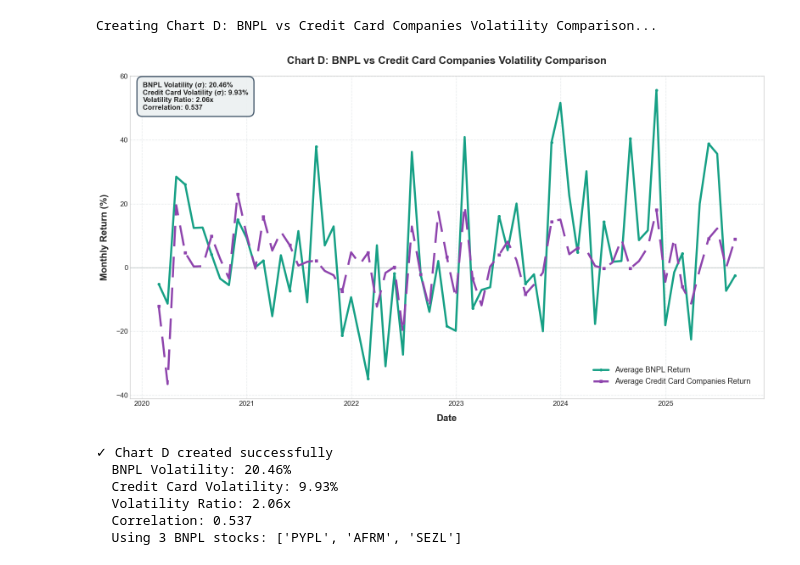
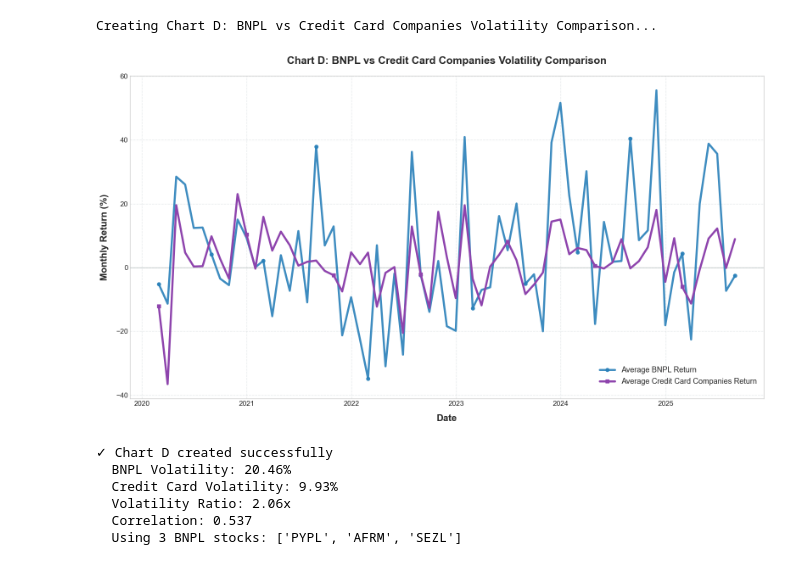
Before and after one commit to llorracc/as.180.369, a Jupyter notebook: contrib/AMonninger/Paper_Restructured/07_appendix.ipynb, the cells around one changed output. Saved outputs shown, nothing was run; the diff lists cells and outputs as text; code cells hidden in the pictures.

```diff
--- a/contrib/AMonninger/Paper_Restructured/07_appendix.ipynb
+++ b/contrib/AMonninger/Paper_Restructured/07_appendix.ipynb
@@ -473,11 +384,11 @@ try:
             bbox=dict(boxstyle='round,pad=0.8', facecolor='#ecf0f1',
                      edgecolor='#34495e', linewidth=2, alpha=0.9))
 
-    # Consistent legend positioning - bottom right above x-axis
-    legend = ax.legend(loc='lower right', bbox_to_anchor=(1.05, 0.01), fontsize=13,
+    # Consistent legend positioning - bottom right above x-axis (matching Chart A)
+    legend = ax.legend(loc='lower right', bbox_to_anchor=(1.0, 0.02), fontsize=13,
                        framealpha=0.95, edgecolor='#34495e', fancybox=True, shadow=True)
     legend.get_frame().set_facecolor('white')
-    plt.subplots_adjust(bottom=0.12, right=0.88)
+    plt.subplots_adjust(bottom=0.12, right=0.91)
 
     plt.tight_layout()
     plt.savefig('chart_b_bivariate_regression.png', dpi=300, bbox_inches='tight', facecolor='white')
@@ -795,16 +791,15 @@ try:
     # Create figure with consistent size
     fig, ax = plt.subplots(figsize=(16, 9))
 
-    # Plot BNPL returns - consistent teal color
+    # Plot BNPL returns - blue color
     ax.plot(merged_returns.index, merged_returns['BNPL'],
-            linewidth=3.5, color='#16a085', label='Average BNPL Return',
-            marker='o', markersize=4, markevery=3, zorder=3)
+            linewidth=3.5, color='#2980b9', label='Average BNPL Return',
+            marker='o', markersize=6, markevery=6, zorder=4, alpha=0.9)
 
-    # Plot Credit card returns - consistent purple color
+    # Plot Credit card returns - purple color
     ax.plot(merged_returns.index, merged_returns['Credit_Card'],
-            linewidth=3.5, color='#8e44ad', linestyle='--', dashes=(10, 5),
-            label='Average Credit Card Companies Return',
-            marker='s', markersize=4, markevery=3, zorder=3)
+            linewidth=3.5, color='#8e44ad', label='Average Credit Card Companies Return',
+            marker='s', markersize=6, markevery=10, zorder=4, alpha=1.0)
 
     # Consistent formatting
     ax.set_xlabel('Date', fontsize=16, fontweight='bold', labelpad=12)
@@ -817,47 +812,37 @@ try:
     ax.set_axisbelow(True)
     ax.axhline(y=0, color='#7f8c8d', linestyle='-', linewidth=1, alpha=0.5, zorder=1)
 
-    # Consistent legend positioning - bottom right above x-axis
-    legend = ax.legend(loc='lower right', bbox_to_anchor=(0.99, 0.02), fontsize=13,
+    # Consistent legend positioning - bottom right above x-axis (matching Chart A)
+    legend = ax.legend(loc='lower right', bbox_to_anchor=(1.0, 0.02), fontsize=13,
                        framealpha=0.95, edgecolor='#34495e', fancybox=True, shadow=True)
     legend.get_frame().set_facecolor('white')
-    plt.subplots_adjust(bottom=0.12)
+    plt.subplots_adjust(bottom=0.12, right=0.91)
 
     # Consistent date formatting
     ax.xaxis.set_major_formatter(mdates.DateFormatter('%Y'))
     ax.xaxis.set_major_locator(mdates.YearLocator())
     ax.xaxis.set_minor_locator(mdates.MonthLocator((1, 7)))
     plt.setp(ax.xaxis.get_majorticklabels(), rotation=0, ha='center')
-
-    # Consistent statistics text box
-    stats_text = (f'BNPL Volatility (σ): {bnpl_volatility:.2f}%\n'
-                  f'Credit Card Volatility (σ): {credit_card_volatility:.2f}%\n'
-                  f'Volatility Ratio: {volatility_ratio:.2f}x\n'
-                  f'Correlation: {correlation:.3f}')
-    ax.text(0.02, 0.98, stats_text, transform=ax.transAxes,
-            fontsize=12, verticalalignment='top', fontweight='bold',
-            bbox=dict(boxstyle='round,pad=0.8', facecolor='#ecf0f1',
-                     edgecolor='#34495e', linewidth=2, alpha=0.9))
 
     plt.tight_layout()
     plt.savefig('chart_d_bnpl_vs_credit_card.png', dpi=300, bbox_inches='tight', facecolor='white')
     plt.show()
 
     print(f"✓ Chart D created successfully")
     print(f"  BNPL Volatility: {bnpl_volatility:.2f}%")
     print(f"  Credit Card Volatility: {credit_card_volatility:.2f}%")
     print(f"  Volatility Ratio: {volatility_ratio:.2f}x")
     print(f"  Correlation: {correlation:.3f}")
     print(f"  Using {len(bnpl_tickers)} BNPL stocks: {bnpl_tickers}")
 
 except Exception as e:
     print(f"⚠ Error creating Chart D: {str(e)}")
     import traceback
     print(traceback.format_exc())
     print("Note: This code requires stock data from Yahoo Finance")
 # %% [output]
 Creating Chart D: BNPL vs Credit Card Companies Volatility Comparison...
-[figure, old version]
+[figure, new version]
 ✓ Chart D created successfully
   BNPL Volatility: 20.46%
   Credit Card Volatility: 9.93%
```
Also changed, not shown: parts of 9 cells of this notebook, 2 other files.
